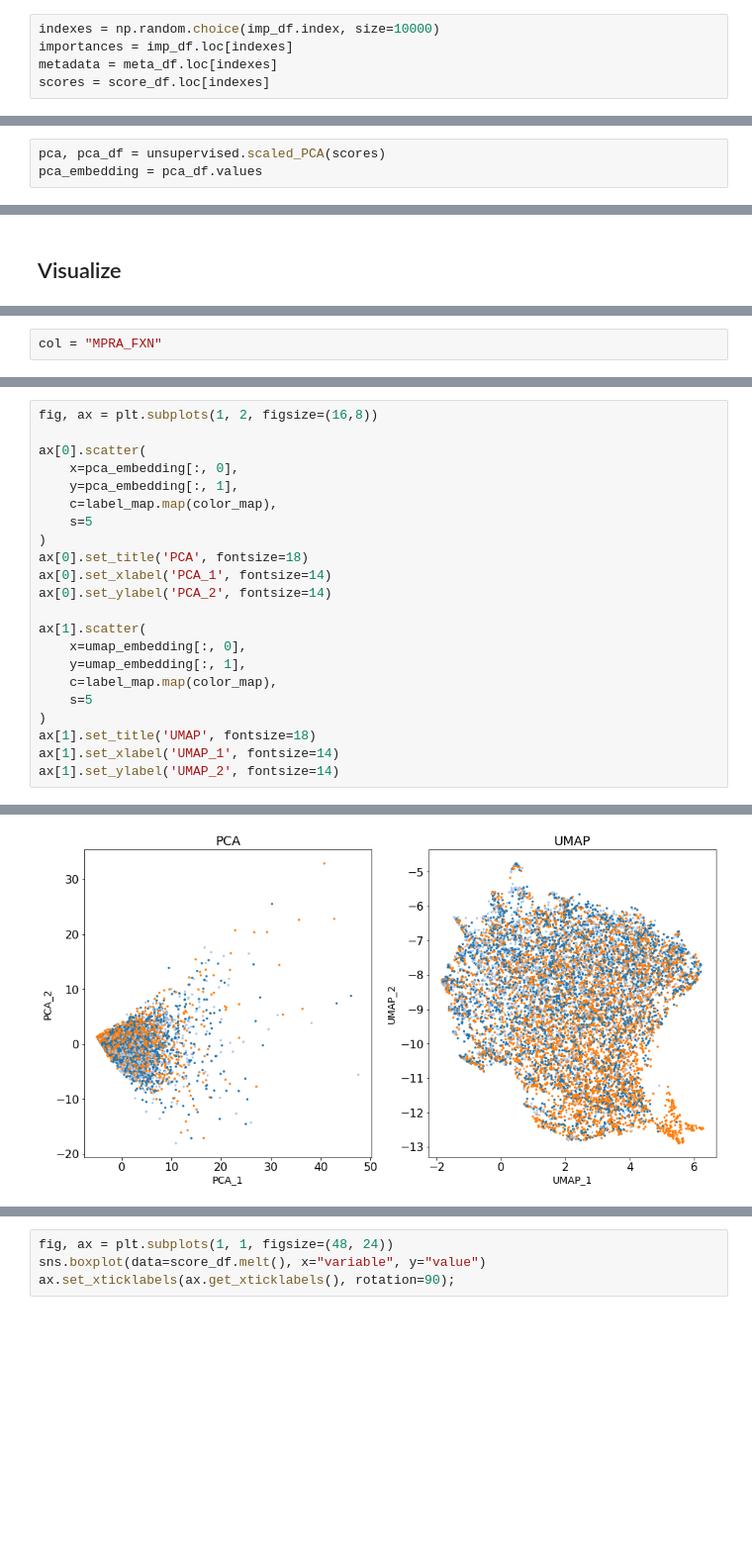
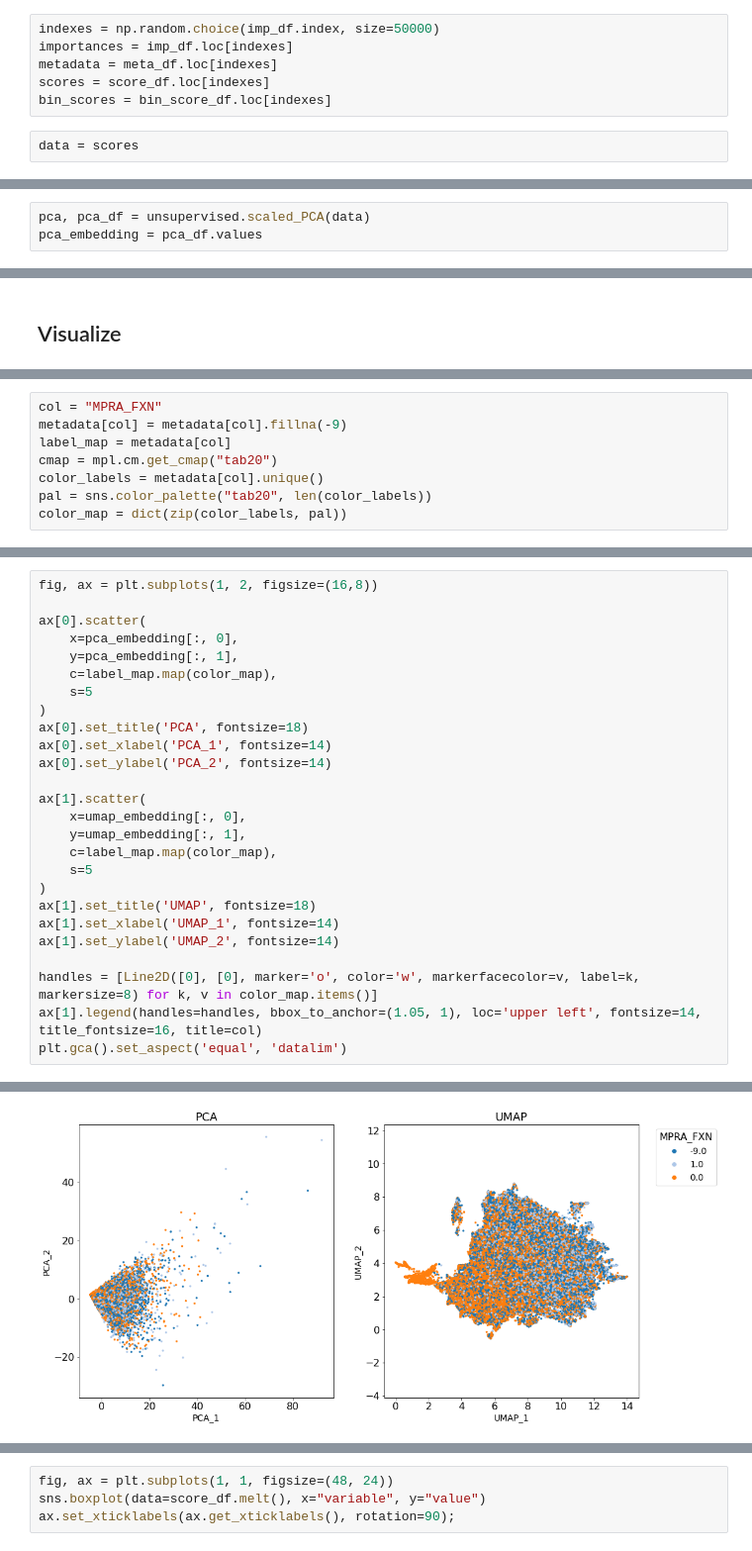
Before and after one commit to ML4GLand/EUGENe, a Jupyter notebook: notebooks/Nucleotide_Importance_Analysis.ipynb, the cells around one changed output, grey strips where cells are left out. Shown at 99% size. Cells and saved outputs as stored; diff of their text form; blank space fills up the shorter version.

```diff
--- a/notebooks/Nucleotide_Importance_Analysis.ipynb
+++ b/notebooks/Nucleotide_Importance_Analysis.ipynb
@@ -44,8 +52,11 @@ score_df = imp_df[imp_df.columns[imp_df.columns.str.contains("POS")]]
 # %%
-indexes = np.random.choice(imp_df.index, size=10000)
+indexes = np.random.choice(imp_df.index, size=50000)
 importances = imp_df.loc[indexes]
 metadata = meta_df.loc[indexes]
 scores = score_df.loc[indexes]
+bin_scores = bin_score_df.loc[indexes]
+# %%
+data = scores
 # %% [markdown]
 # Unsupervised analysis
 # %% [markdown]
@@ -53,7 +64,7 @@ scores = score_df.loc[indexes]
 # %%
 from bobs_toolbelt import unsupervised
 # %%
-pca, pca_df = unsupervised.scaled_PCA(scores)
+pca, pca_df = unsupervised.scaled_PCA(data)
 pca_embedding = pca_df.values
 # %% [output]
 Make sure your matrix is sample by feature
@@ -97,2 +100,8 @@ import seaborn as sns
 # %%
 col = "MPRA_FXN"
+metadata[col] = metadata[col].fillna(-9)
+label_map = metadata[col]
+cmap = mpl.cm.get_cmap("tab20")
+color_labels = metadata[col].unique()
+pal = sns.color_palette("tab20", len(color_labels))
+color_map = dict(zip(color_labels, pal))
@@ -124,4 +133,8 @@ ax[1].scatter(
 ax[1].set_title('UMAP', fontsize=18)
 ax[1].set_xlabel('UMAP_1', fontsize=14)
 ax[1].set_ylabel('UMAP_2', fontsize=14)
+
+handles = [Line2D([0], [0], marker='o', color='w', markerfacecolor=v, label=k, markersize=8) for k, v in color_map.items()]
+ax[1].legend(handles=handles, bbox_to_anchor=(1.05, 1), loc='upper left', fontsize=14, title_fontsize=16, title=col)
+plt.gca().set_aspect('equal', 'datalim')
 # %% [output]
@@ -129,3 +141,3 @@ Text(0, 0.5, 'UMAP_2')
-[figure, old version]
+[figure, new version]
 # %%
 full_df = pd.concat([metadata, pca_df, umap_df], axis=1)
```
Also changed, not shown: parts of 49 cells of this notebook, 22 other files.
